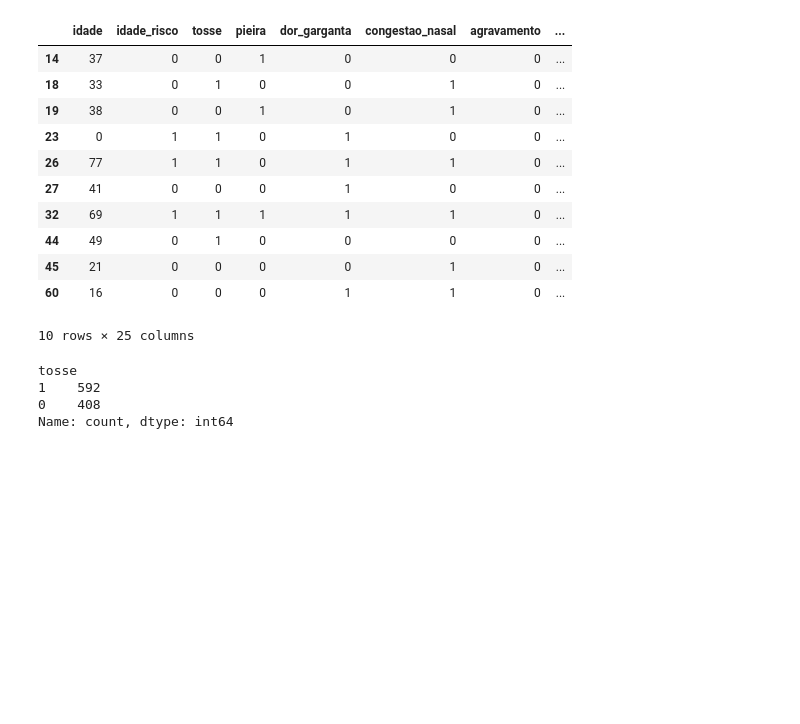
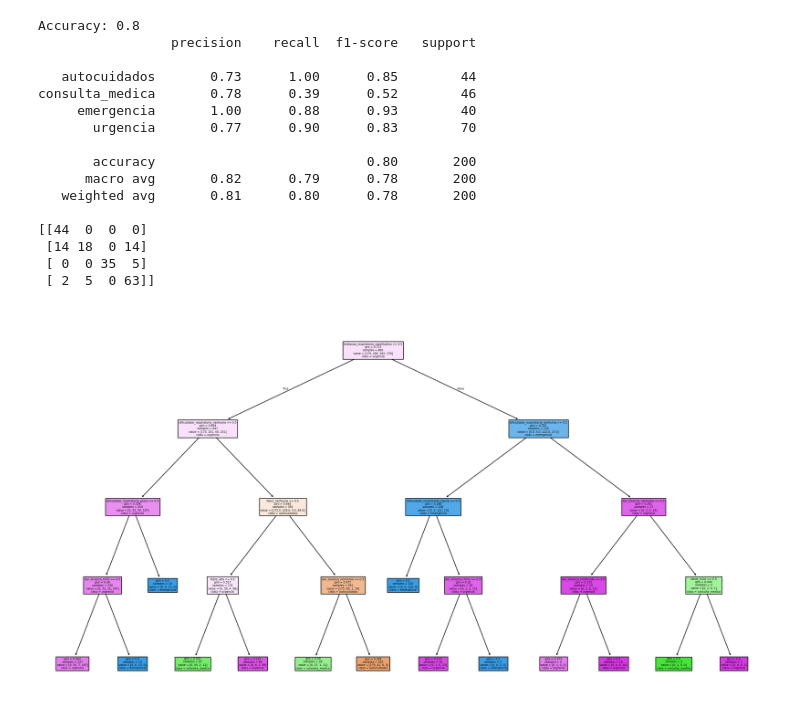
Before and after one commit to taveira11/SISD, a Jupyter notebook: modelagem.ipynb, the cells around one changed output. Cells and saved outputs as stored; diff of their text form; code cells hidden in the pictures; blank space fills up the shorter version.

```diff
--- a/modelagem.ipynb
+++ b/modelagem.ipynb
@@ -38,2 +23,3 @@ df.columns.tolist()
 # %%
-df.isnull().sum()
+X = df.drop(columns=["encaminhamento"])
+y = df["encaminhamento"]
@@ -76,2 +28,10 @@ Name: proportion, dtype: float64
 # %%
-df[df["encaminhamento"] == "autocuidados"].head(10)
+from sklearn.model_selection import train_test_split
+
+X_train, X_test, y_train, y_test = train_test_split(
+    X,
+    y,
+    test_size=0.2,
+    random_state=42,
+    stratify=y
+)
@@ -91,3 +40,10 @@ df[df["encaminhamento"] == "autocuidados"].head(10)
 # %%
-df[df["encaminhamento"] == "consulta_medica"].head(10)
+from sklearn.tree import DecisionTreeClassifier
+
+modelo = DecisionTreeClassifier(
+    max_depth=4,
+    random_state=42
+)
+
+modelo.fit(X_train, y_train)
 # %% [output]
@@ -121,23 +53,38 @@ df[df["encaminhamento"] == "urgencia"].head(10)
 # %%
-df[df["encaminhamento"] == "emergencia"].head(10)
+from sklearn.metrics import accuracy_score, classification_report, confusion_matrix
+
+print("Accuracy:", accuracy_score(y_test, y_pred))
+print(classification_report(y_test, y_pred))
+print(confusion_matrix(y_test, y_pred))
 # %% [output]
-|  | idade | idade_risco | tosse | pieira | dor_garganta | congestao_nasal | agravamento | ... |
-| 14 | 37 | 0 | 0 | 1 | 0 | 0 | 0 | ... |
-| 18 | 33 | 0 | 1 | 0 | 0 | 1 | 0 | ... |
-| 19 | 38 | 0 | 0 | 1 | 0 | 1 | 0 | ... |
-| 23 | 0 | 1 | 1 | 0 | 1 | 0 | 0 | ... |
-| 26 | 77 | 1 | 1 | 0 | 1 | 1 | 0 | ... |
-| 27 | 41 | 0 | 0 | 0 | 1 | 0 | 0 | ... |
-| 32 | 69 | 1 | 1 | 1 | 1 | 1 | 0 | ... |
-| 44 | 49 | 0 | 1 | 0 | 0 | 0 | 0 | ... |
-| 45 | 21 | 0 | 0 | 0 | 0 | 1 | 0 | ... |
-| 60 | 16 | 0 | 0 | 0 | 1 | 1 | 0 | ... |
-10 rows × 25 columns
+Accuracy: 0.8
+                 precision    recall  f1-score   support
+
+   autocuidados       0.73      1.00      0.85        44
+consulta_medica       0.78      0.39      0.52        46
+     emergencia       1.00      0.88      0.93        40
+       urgencia       0.77      0.90      0.83        70
+
+       accuracy                           0.80       200
+      macro avg       0.82      0.79      0.78       200
+   weighted avg       0.81      0.80      0.78       200
+
+[[44  0  0  0]
+ [14 18  0 14]
+ [ 0  0 35  5]
+ [ 2  5  0 63]]
 # %%
-df["tosse"].value_counts()
+import matplotlib.pyplot as plt
+from sklearn.tree import plot_tree
+
+plt.figure(figsize=(22, 12))
+plot_tree(
+    modelo,
+    feature_names=X.columns,
+    class_names=modelo.classes_,
+    filled=True
+)
+plt.show()
 # %% [output]
-tosse
-1    592
-0    408
-Name: count, dtype: int64
+[figure, added]
 # %%
```
Also changed, not shown: parts of 39 cells of this notebook.
